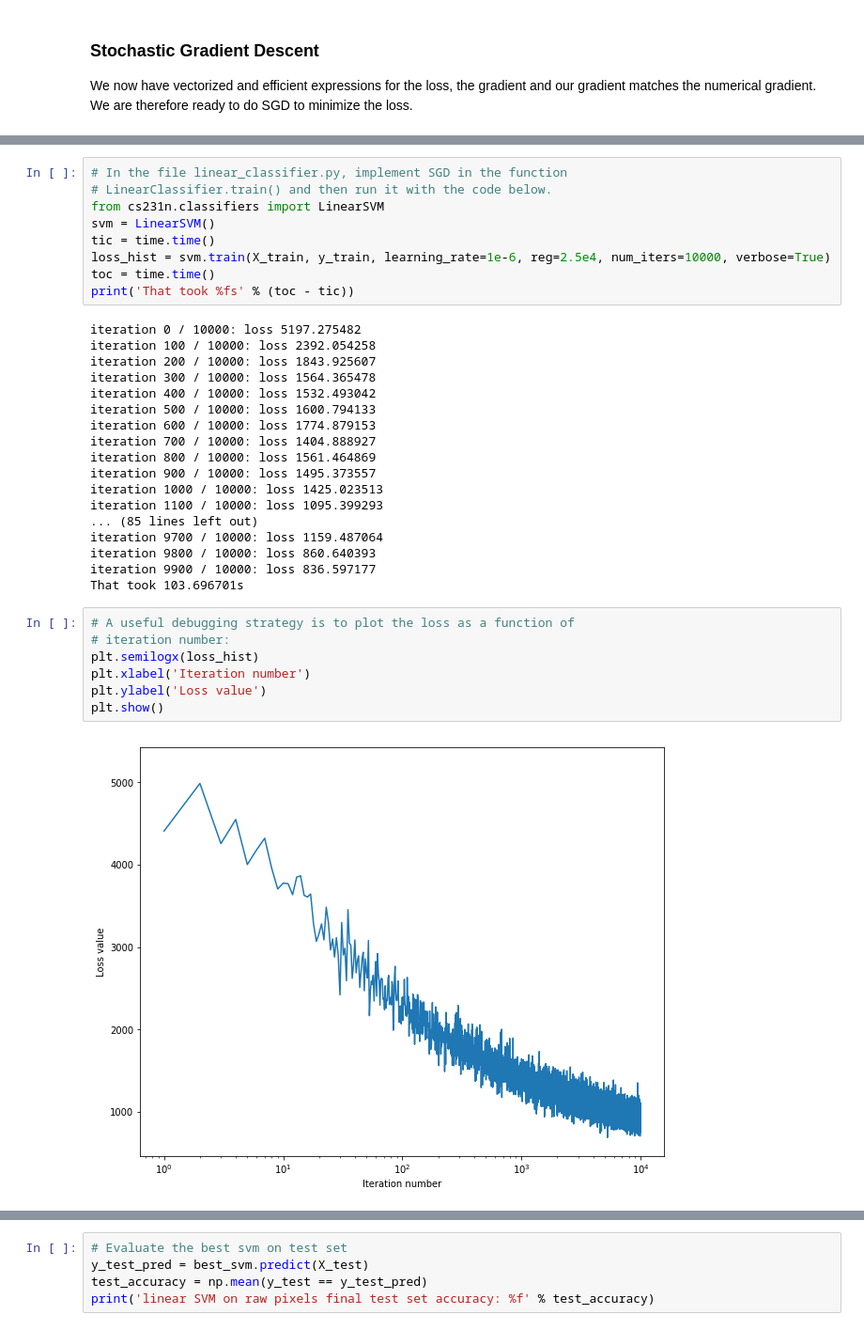
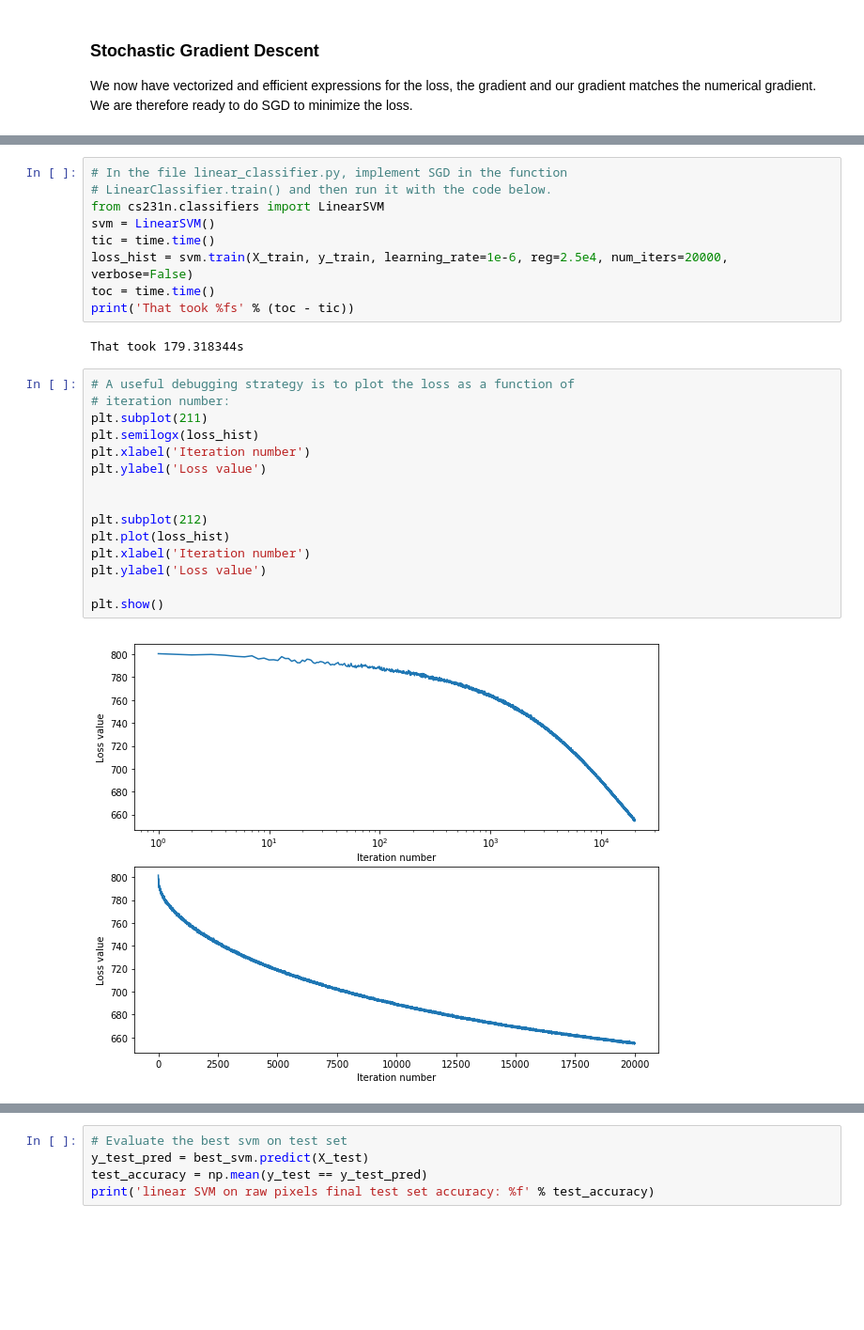
Before and after one commit to PhySci/cs231, a Jupyter notebook: assignment1/svm.ipynb, the cells around one changed output, grey strips where cells are left out. Shown: that part at 94% size. Saved outputs shown, nothing was run; the diff lists cells and outputs as text; blank space fills up the shorter version.

```diff
--- a/assignment1/svm.ipynb
+++ b/assignment1/svm.ipynb
@@ -355,36 +355,28 @@ That took 15.293340s
 from cs231n.classifiers import LinearSVM
 svm = LinearSVM()
 tic = time.time()
-loss_hist = svm.train(X_train, y_train, learning_rate=1e-6, reg=2.5e4, num_iters=10000, verbose=True)
+loss_hist = svm.train(X_train, y_train, learning_rate=1e-6, reg=2.5e4, num_iters=20000, verbose=False)
 toc = time.time()
 print('That took %fs' % (toc - tic))
 # %% [output]
-iteration 0 / 10000: loss 5197.275482
-iteration 100 / 10000: loss 2392.054258
-iteration 200 / 10000: loss 1843.925607
-iteration 300 / 10000: loss 1564.365478
-iteration 400 / 10000: loss 1532.493042
-iteration 500 / 10000: loss 1600.794133
-iteration 600 / 10000: loss 1774.879153
-iteration 700 / 10000: loss 1404.888927
-iteration 800 / 10000: loss 1561.464869
-iteration 900 / 10000: loss 1495.373557
-iteration 1000 / 10000: loss 1425.023513
-iteration 1100 / 10000: loss 1095.399293
-... (85 lines left out)
-iteration 9700 / 10000: loss 1159.487064
-iteration 9800 / 10000: loss 860.640393
-iteration 9900 / 10000: loss 836.597177
-That took 103.696701s
+That took 179.318344s
 # %%
 # A useful debugging strategy is to plot the loss as a function of
 # iteration number:
+plt.subplot(211)
 plt.semilogx(loss_hist)
 plt.xlabel('Iteration number')
 plt.ylabel('Loss value')
+
+
+plt.subplot(212)
+plt.plot(loss_hist)
+plt.xlabel('Iteration number')
+plt.ylabel('Loss value')
+
 plt.show()
 # %% [output]
-[figure, old version]
+[figure, new version]
 # %%
 # Write the LinearSVM.predict function and evaluate the performance on both the
 # training and validation set
```
Also changed, not shown: parts of 9 cells of this notebook, 3 other files.
